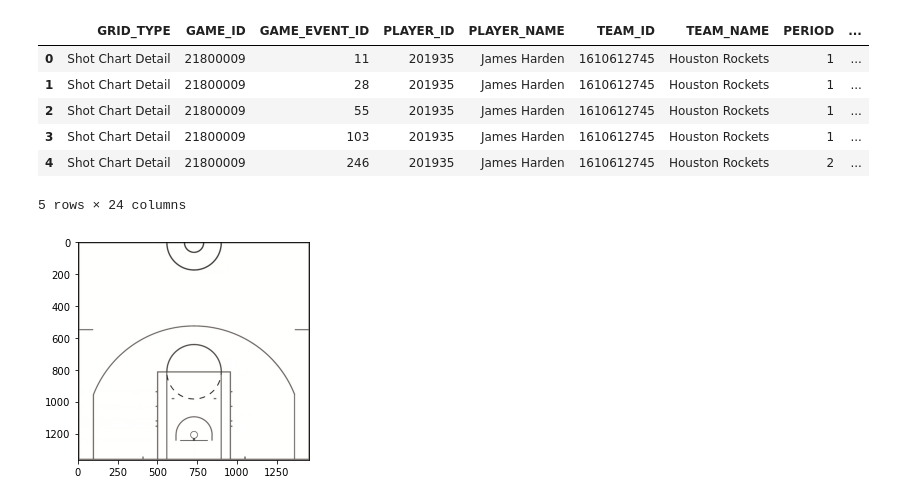
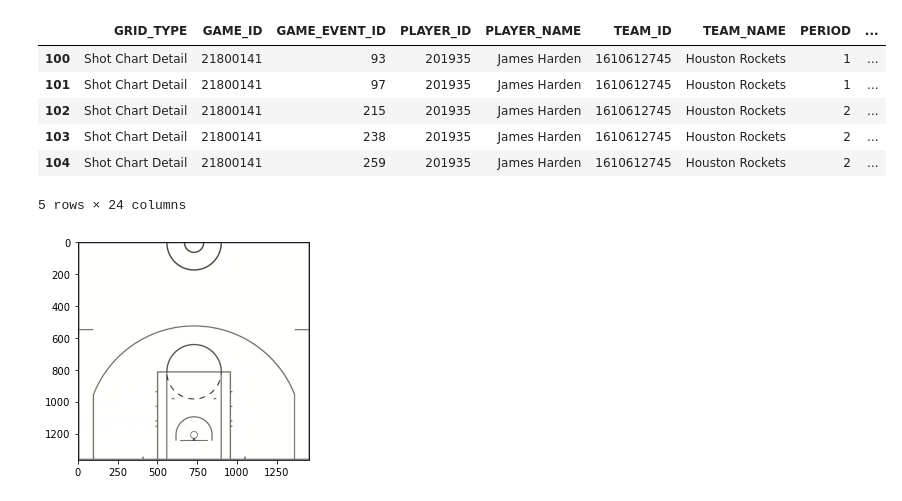
Before and after one commit to Zdolny99/NBA_shot_analysis, a Jupyter notebook: visualize.ipynb, the cells around one changed output. Cells and saved outputs as stored; diff of their text form; code cells hidden in the pictures.

```diff
--- a/visualize.ipynb
+++ b/visualize.ipynb
@@ -4,16 +6,16 @@ import pandas as pd
 # %%
 currID = 201935
 df = pd.read_csv(str(currID)+'.csv')
-# %%
-df[:5]
-# %% [output]
-|  | GRID_TYPE | GAME_ID | GAME_EVENT_ID | PLAYER_ID | PLAYER_NAME | TEAM_ID | TEAM_NAME | PERIOD | ... |
-| 0 | Shot Chart Detail | 21800009 | 11 | 201935 | James Harden | 1610612745 | Houston Rockets | 1 | ... |
-| 1 | Shot Chart Detail | 21800009 | 28 | 201935 | James Harden | 1610612745 | Houston Rockets | 1 | ... |
-| 2 | Shot Chart Detail | 21800009 | 55 | 201935 | James Harden | 1610612745 | Houston Rockets | 1 | ... |
-| 3 | Shot Chart Detail | 21800009 | 103 | 201935 | James Harden | 1610612745 | Houston Rockets | 1 | ... |
-| 4 | Shot Chart Detail | 21800009 | 246 | 201935 | James Harden | 1610612745 | Houston Rockets | 2 | ... |
-5 rows × 24 columns
+# %%
+df[100:105]
+# %% [output]
+|  | GRID_TYPE | GAME_ID | GAME_EVENT_ID | PLAYER_ID | PLAYER_NAME | TEAM_ID | TEAM_NAME | PERIOD | ... |
+| 100 | Shot Chart Detail | 21800141 | 93 | 201935 | James Harden | 1610612745 | Houston Rockets | 1 | ... |
+| 101 | Shot Chart Detail | 21800141 | 97 | 201935 | James Harden | 1610612745 | Houston Rockets | 1 | ... |
+| 102 | Shot Chart Detail | 21800141 | 215 | 201935 | James Harden | 1610612745 | Houston Rockets | 2 | ... |
+| 103 | Shot Chart Detail | 21800141 | 238 | 201935 | James Harden | 1610612745 | Houston Rockets | 2 | ... |
+| 104 | Shot Chart Detail | 21800141 | 259 | 201935 | James Harden | 1610612745 | Houston Rockets | 2 | ... |
+5 rows × 24 columns
 # %%
 im = plt.imread('nba_court.jpeg')
 implot = plt.imshow(im)
```
Also changed, not shown: parts of 5 cells of this notebook, 1 other file.
